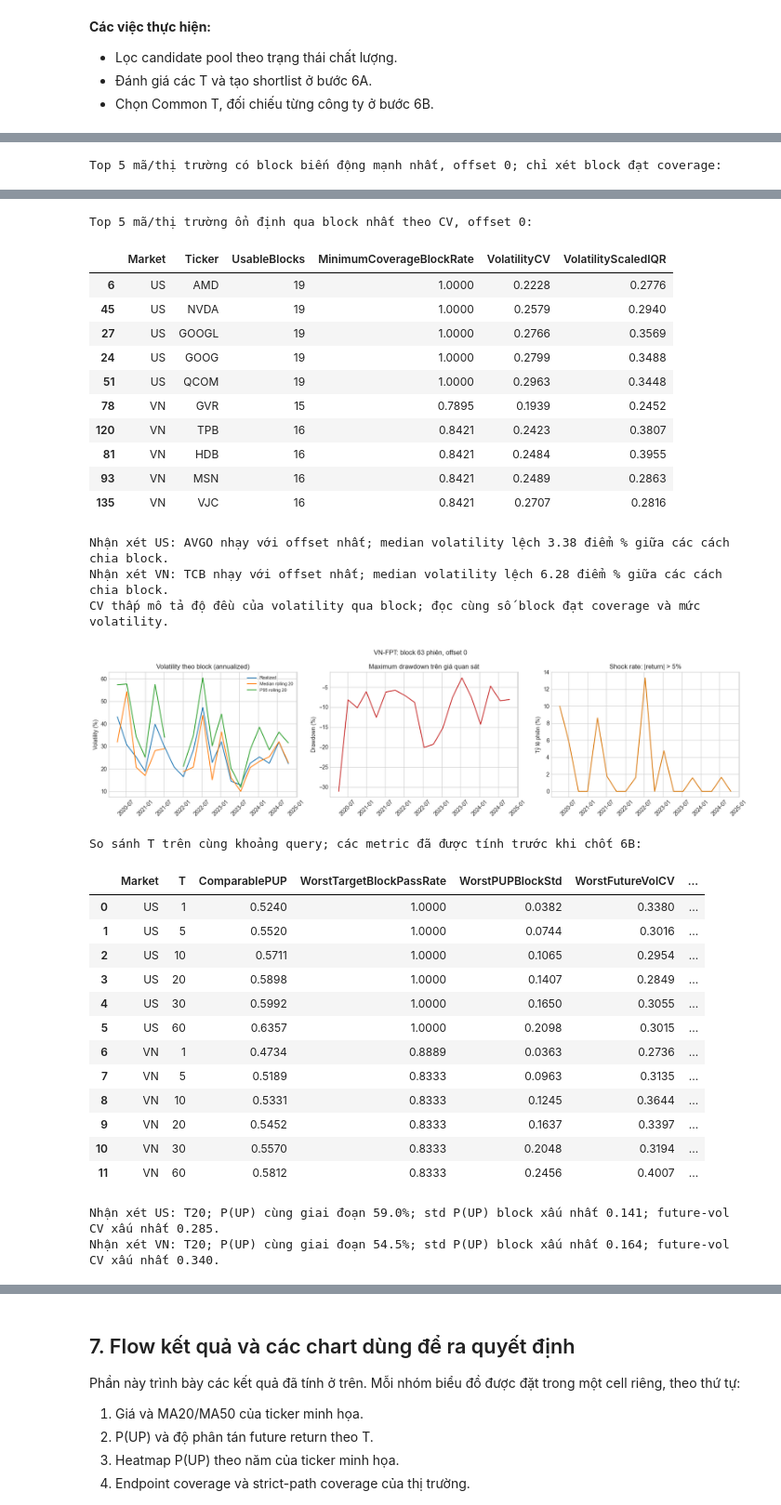
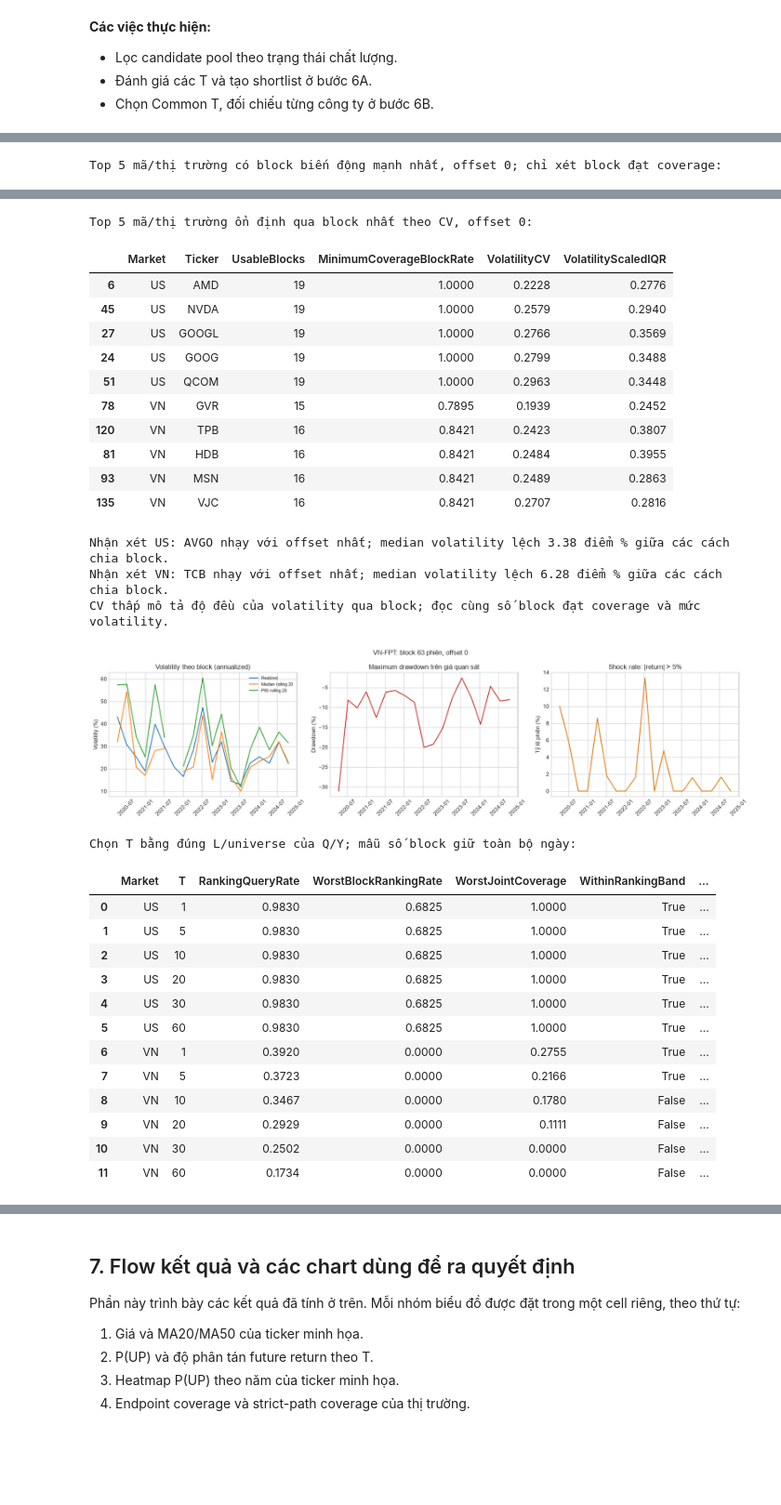
Before and after one commit to cathasi/P4AIDS---Stock, a Jupyter notebook: notebooks/Stock_EDA_Session_Aligned_Test.ipynb, the cells around one changed output, grey strips where cells are left out. Shown at 93% size. Drawn from its saved outputs; the diff is of its cells as text; code cells hidden in the pictures; blank space fills up the shorter version.

```diff
--- a/notebooks/Stock_EDA_Session_Aligned_Test.ipynb
+++ b/notebooks/Stock_EDA_Session_Aligned_Test.ipynb
@@ -436,22 +448,24 @@ def load_to_staging(path):
         raw[column] = pd.to_numeric(raw[column], errors="coerce")
 
     invalid_date = raw["Date"].isna()
-    duplicate_count = int(raw.loc[~invalid_date, "Date"].duplicated(keep="last").sum())
-    work = raw.loc[~invalid_date].sort_values(["Date", "RawRowNumber"], kind="stable")
-    work = work.drop_duplicates("Date", keep="last").copy()
+    duplicate_count = int((~invalid_date).sum() - raw.loc[~invalid_date, "Date"].nunique())
+    work, duplicate_audit = resolve_duplicate_dates(raw.loc[~invalid_date], NUMERIC)
+    duplicate_audit["Market"], duplicate_audit["Ticker"] = market, ticker
+    duplicate_audit["SourceFile"] = str(Path(path).relative_to(ROOT))
+    DUPLICATE_AUDIT_PARTS.append(duplicate_audit)
     work = work[
         work["Date"].between(pd.Timestamp(CONFIG["ANALYSIS_START"]), pd.Timestamp(CONFIG["ANALYSIS_END"]))
     ].copy()
 
     prices = work[["Open", "High", "Low", "Close", "Adj Close"]]
-    work["PriceMissingOrNonpositive"] = prices.isna().any(axis=1) | prices.le(0).any(axis=1)
+    work["PriceMissingOrNonpositive"] = ~np.isfinite(prices).all(axis=1) | prices.le(0).any(axis=1)
     work["OHLCValid"] = (
         ~work["PriceMissingOrNonpositive"]
         & work["High"].ge(work[["Open", "Close", "Low"]].max(axis=1))
         & work["Low"].le(work[["Open", "Close", "High"]].min(axis=1))
     )
     work["OHLCFlat"] = work[["Open", "High", "Low", "Close"]].nunique(axis=1, dropna=False).eq(1)
-    work["VolumeMissing"] = work["Volume"].isna()
+    work["VolumeMissing"] = ~np.isfinite(work["Volume"])
     work["VolumeZero"] = work["Volume"].eq(0)
     work["VolumeNegative"] = work["Volume"].lt(0)
     work["Market"] = market
@@ -466,6 +480,8 @@ def load_to_staging(path):
         "RowsInAnalysisRange": len(work),
         "InvalidDates": int(invalid_date.sum()),
         "DuplicateDates": duplicate_count,
+        "DuplicateConflictingDates": int(duplicate_audit["Conflicting"].sum()),
+        "KeepFirstLastDifferentDates": int(duplicate_audit["KeepFirstLastDifferent"].sum()),
         "InvalidPriceOrOHLC": int((~work["OHLCValid"]).sum()),
         "VolumeZero": int(work["VolumeZero"].sum()),
         "ZeroVolumeFlat": int((work["VolumeZero"] & work["OHLCFlat"]).sum()),
@@ -1225,7 +1262,7 @@ def company_quality(group, market, ticker):
     yearly["Year"] = yearly["Date"].dt.year
     yearly_coverage = yearly.groupby("Year")["ObservationEligible"].mean()
     min_yearly = yearly_coverage.min()
-    max_gap = max_true_run((~g.loc[healthy, "ObservationEligible"]).to_numpy())
+    max_gap = max_true_run((healthy & ~g["ObservationEligible"]).to_numpy())
     years = (g["Date"].max() - g["Date"].min()).days / 365.25
     valid_targets = {t: int((target_ready_at_cutoff(g, t, EDA_DECISION_END) & healthy).sum()) for t in CONFIG["HORIZONS"]}
     min_targets = min(valid_targets.values()) if valid_targets else 0
@@ -1979,10 +2072,8 @@ for ax in axes:
 fig.suptitle(f"{SELECTED_MARKET}-{SELECTED_TICKER}: block {CONFIG['BLOCK_SIZE']} phiên, offset 0")
 fig.tight_layout()
 plt.show()
-print("So sánh T trên cùng khoảng query; các metric đã được tính trước khi chốt 6B:")
-display(HORIZON_DIAGNOSTICS[["Market", "T", "ComparablePUP", "WorstTargetBlockPassRate", "WorstPUPBlockStd", "WorstFutureVolCV", "WithinPUPBand", "ChosenCommonT"]])
-for rec in EDA_RECOMMENDATION.itertuples(index=False):
-    print(f"Nhận xét {rec.Market}: T{rec.PrimaryT}; P(UP) cùng giai đoạn {rec.ComparablePUP:.1%}; std P(UP) block xấu nhất {rec.WorstPUPBlockStd:.3f}; future-vol CV xấu nhất {rec.WorstFutureVolCV:.3f}.")
+print("Chọn T bằng đúng L/universe của Q/Y; mẫu số block giữ toàn bộ ngày:")
+display(HORIZON_DIAGNOSTICS[["Market", "T", "RankingQueryRate", "WorstBlockRankingRate", "WorstJointCoverage", "WithinRankingBand", "ChosenCommonT"]])
 # %% [output]
 Trung vị các metric theo thị trường và offset:
 |  | Market | Offset | MinimumCoverageBlockRate | VolatilityCV | VolatilityScaledIQR | MedianVolatilityChange |
@@ -1993,49 +2084,47 @@ Trung vị các metric theo thị trường và offset:
 | 4 | VN | 21 | 0.8421 | 0.3331 | 0.4574 | -0.0083 |
 | 5 | VN | 42 | 0.8421 | 0.3370 | 0.4224 | -0.0218 |
 Top 5 mã/thị trường có block biến động mạnh nhất, offset 0; chỉ xét block đạt coverage:
 |  | Market | Ticker | BlockStart | BlockEnd | RealizedVolatility | MaximumDrawdown | ShockRate |
 | 361 | US | TSLA | 2020-01-02 | 2020-04-01 | 1.2005 | -0.6063 | 0.3226 |
 | 275 | US | NFLX | 2022-04-01 | 2022-07-01 | 1.0537 | -0.5750 | 0.2063 |
 | 95 | US | AVGO | 2020-01-02 | 2020-04-01 | 0.8803 | -0.4830 | 0.2097 |
 | 285 | US | NVDA | 2020-01-02 | 2020-04-01 | 0.8717 | -0.3755 | 0.2903 |
 | 190 | US | INTC | 2020-01-02 | 2020-04-01 | 0.8411 | -0.3453 | 0.2097 |
 | 1506 | VN | TCB | 2024-04-17 | 2024-07-18 | 1.4091 | -0.5391 | 0.0164 |
 | 1417 | VN | SHB | 2020-01-02 | 2020-04-07 | 0.9258 | -0.1855 | 0.2333 |
 | 1460 | VN | SSI | 2022-04-13 | 2022-07-12 | 0.6927 | -0.5699 | 0.3000 |
 | 1260 | VN | GVR | 2022-10-12 | 2023-01-09 | 0.6700 | -0.4048 | 0.3175 |
 | 1201 | VN | DGC | 2022-04-13 | 2022-07-12 | 0.6678 | -0.3170 | 0.3167 |
 Top 5 mã/thị trường ổn định qua block nhất theo CV, offset 0:
 |  | Market | Ticker | UsableBlocks | MinimumCoverageBlockRate | VolatilityCV | VolatilityScaledIQR |
 | 6 | US | AMD | 19 | 1.0000 | 0.2228 | 0.2776 |
 | 45 | US | NVDA | 19 | 1.0000 | 0.2579 | 0.2940 |
 | 27 | US | GOOGL | 19 | 1.0000 | 0.2766 | 0.3569 |
 | 24 | US | GOOG | 19 | 1.0000 | 0.2799 | 0.3488 |
 | 51 | US | QCOM | 19 | 1.0000 | 0.2963 | 0.3448 |
 | 78 | VN | GVR | 15 | 0.7895 | 0.1939 | 0.2452 |
 | 120 | VN | TPB | 16 | 0.8421 | 0.2423 | 0.3807 |
 | 81 | VN | HDB | 16 | 0.8421 | 0.2484 | 0.3955 |
 | 93 | VN | MSN | 16 | 0.8421 | 0.2489 | 0.2863 |
 | 135 | VN | VJC | 16 | 0.8421 | 0.2707 | 0.2816 |
 Nhận xét US: AVGO nhạy với offset nhất; median volatility lệch 3.38 điểm % giữa các cách chia block.
 Nhận xét VN: TCB nhạy với offset nhất; median volatility lệch 6.28 điểm % giữa các cách chia block.
 CV thấp mô tả độ đều của volatility qua block; đọc cùng số block đạt coverage và mức volatility.
 [figure]
-So sánh T trên cùng khoảng query; các metric đã được tính trước khi chốt 6B:
+Chọn T bằng đúng L/universe của Q/Y; mẫu số block giữ toàn bộ ngày:
-|  | Market | T | ComparablePUP | WorstTargetBlockPassRate | WorstPUPBlockStd | WorstFutureVolCV | ... |
-| 0 | US | 1 | 0.5240 | 1.0000 | 0.0382 | 0.3380 | ... |
-| 1 | US | 5 | 0.5520 | 1.0000 | 0.0744 | 0.3016 | ... |
-| 2 | US | 10 | 0.5711 | 1.0000 | 0.1065 | 0.2954 | ... |
-| 3 | US | 20 | 0.5898 | 1.0000 | 0.1407 | 0.2849 | ... |
-| 4 | US | 30 | 0.5992 | 1.0000 | 0.1650 | 0.3055 | ... |
-| 5 | US | 60 | 0.6357 | 1.0000 | 0.2098 | 0.3015 | ... |
-| 6 | VN | 1 | 0.4734 | 0.8889 | 0.0363 | 0.2736 | ... |
-| 7 | VN | 5 | 0.5189 | 0.8333 | 0.0963 | 0.3135 | ... |
-| 8 | VN | 10 | 0.5331 | 0.8333 | 0.1245 | 0.3644 | ... |
-| 9 | VN | 20 | 0.5452 | 0.8333 | 0.1637 | 0.3397 | ... |
-| 10 | VN | 30 | 0.5570 | 0.8333 | 0.2048 | 0.3194 | ... |
-| 11 | VN | 60 | 0.5812 | 0.8333 | 0.2456 | 0.4007 | ... |
+|  | Market | T | RankingQueryRate | WorstBlockRankingRate | WorstJointCoverage | WithinRankingBand | ... |
+| 0 | US | 1 | 0.9830 | 0.6825 | 1.0000 | True | ... |
+| 1 | US | 5 | 0.9830 | 0.6825 | 1.0000 | True | ... |
+| 2 | US | 10 | 0.9830 | 0.6825 | 1.0000 | True | ... |
+| 3 | US | 20 | 0.9830 | 0.6825 | 1.0000 | True | ... |
+| 4 | US | 30 | 0.9830 | 0.6825 | 1.0000 | True | ... |
+| 5 | US | 60 | 0.9830 | 0.6825 | 1.0000 | True | ... |
+| 6 | VN | 1 | 0.3920 | 0.0000 | 0.2755 | True | ... |
+| 7 | VN | 5 | 0.3723 | 0.0000 | 0.2166 | True | ... |
+| 8 | VN | 10 | 0.3467 | 0.0000 | 0.1780 | False | ... |
+| 9 | VN | 20 | 0.2929 | 0.0000 | 0.1111 | False | ... |
+| 10 | VN | 30 | 0.2502 | 0.0000 | 0.0000 | False | ... |
+| 11 | VN | 60 | 0.1734 | 0.0000 | 0.0000 | False | ... |
-Nhận xét US: T20; P(UP) cùng giai đoạn 59.0%; std P(UP) block xấu nhất 0.141; future-vol CV xấu nhất 0.285.
-Nhận xét VN: T20; P(UP) cùng giai đoạn 54.5%; std P(UP) block xấu nhất 0.164; future-vol CV xấu nhất 0.340.
 # %% [markdown]
 ## 6D. Feature–target coverage và khả năng học ranking
 
```
Also changed, not shown: parts of 56 cells of this notebook, 2 other files.
